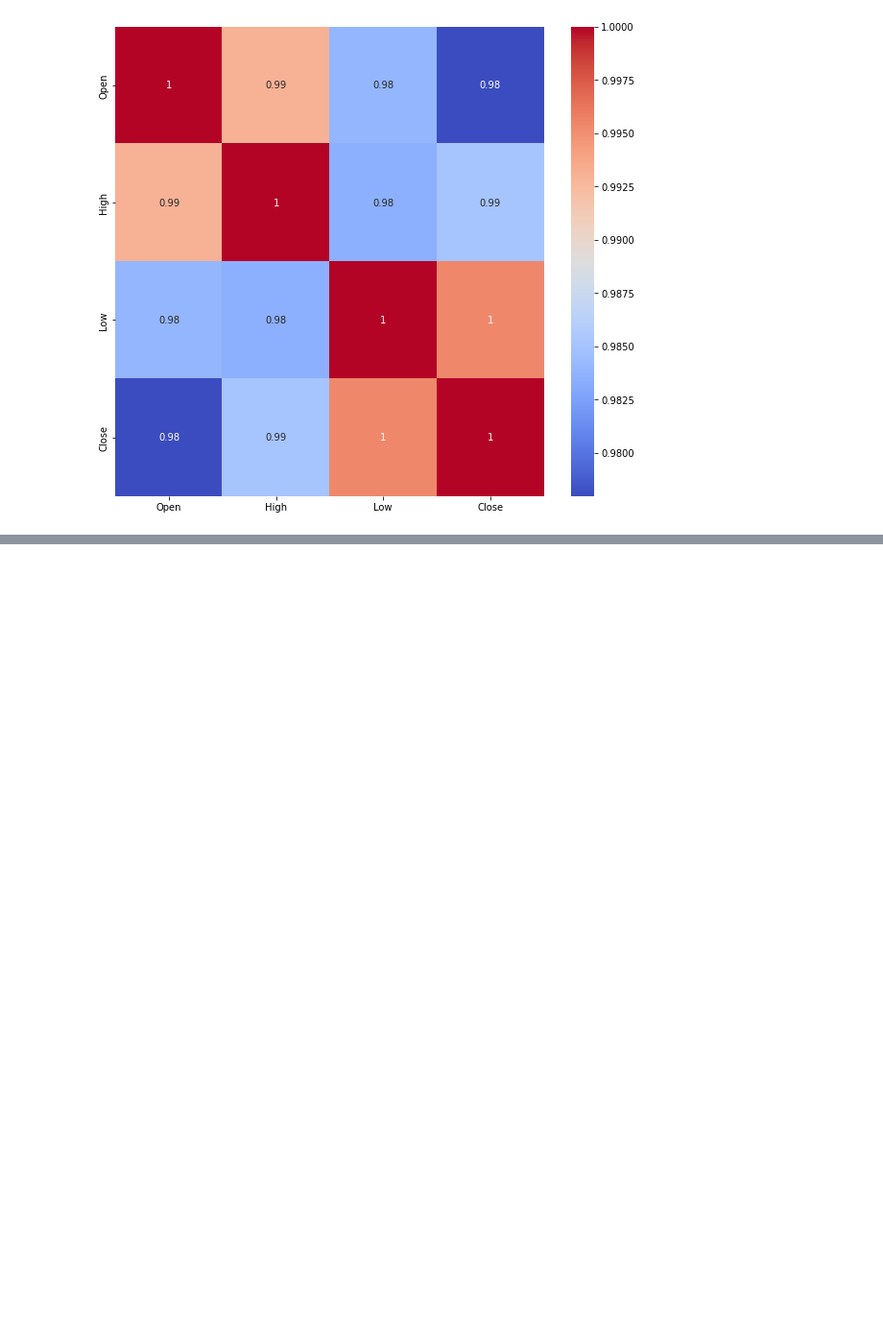
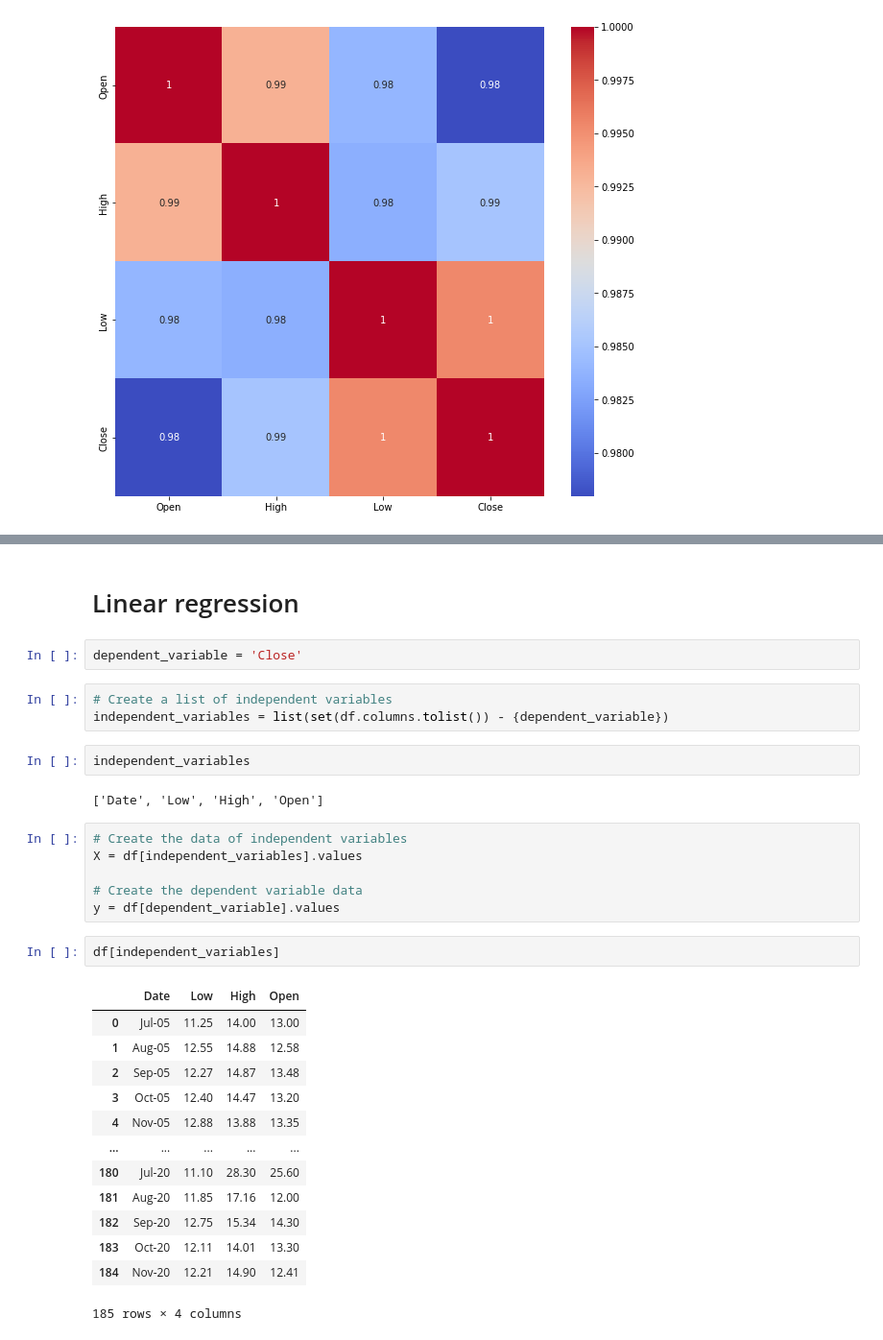
Before and after one commit to Biswajeet1995/Yes-Bank-stock-prediction, a Jupyter notebook: Copy_of_capstone_project_(Yes_Bank).ipynb, the cells around one changed output, grey strips where cells are left out. Shown at 96% size. Drawn from its saved outputs; the diff is of its cells as text; blank space fills up the shorter version.

```diff
--- a/Copy_of_capstone_project_(Yes_Bank).ipynb
+++ b/Copy_of_capstone_project_(Yes_Bank).ipynb
@@ -183,0 +197,33 @@ plt.show()
+# %% [markdown]
+# Linear regression
+# %%
+dependent_variable = 'Close'
+# %%
+# Create a list of independent variables
+independent_variables = list(set(df.columns.tolist()) - {dependent_variable})
+# %%
+independent_variables
+# %% [output]
+['Date', 'Low', 'High', 'Open']
+# %%
+# Create the data of independent variables
+X = df[independent_variables].values
+
+# Create the dependent variable data
+y = df[dependent_variable].values
+# %%
+df[independent_variables]
+# %% [output]
+|  | Date | Low | High | Open |
+| 0 | Jul-05 | 11.25 | 14.00 | 13.00 |
+| 1 | Aug-05 | 12.55 | 14.88 | 12.58 |
+| 2 | Sep-05 | 12.27 | 14.87 | 13.48 |
+| 3 | Oct-05 | 12.40 | 14.47 | 13.20 |
+| 4 | Nov-05 | 12.88 | 13.88 | 13.35 |
+| ... | ... | ... | ... | ... |
+| 180 | Jul-20 | 11.10 | 28.30 | 25.60 |
+| 181 | Aug-20 | 11.85 | 17.16 | 12.00 |
+| 182 | Sep-20 | 12.75 | 15.34 | 14.30 |
+| 183 | Oct-20 | 12.11 | 14.01 | 13.30 |
+| 184 | Nov-20 | 12.21 | 14.90 | 12.41 |
+185 rows × 4 columns
```
Also changed, not shown: parts of 22 cells of this notebook.
